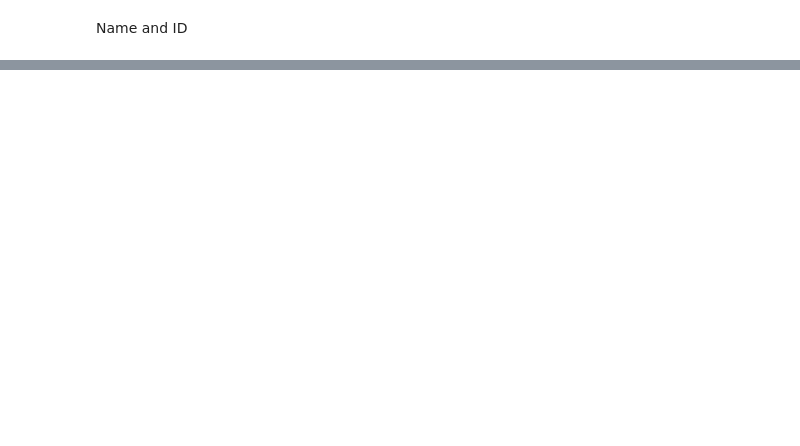
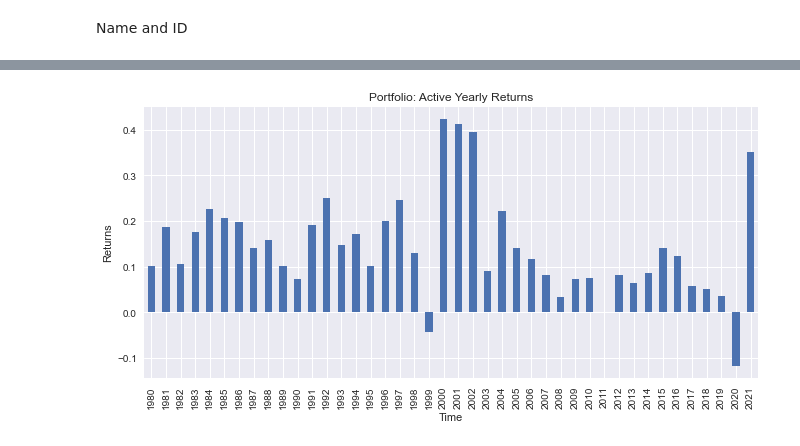
Before and after one commit to j1729s/Time-Series-Modelling-and-Forecasting, a Jupyter notebook: Untitled.ipynb, the cells around one changed output, grey strips where cells are left out. Drawn from its saved outputs; the diff is of its cells as text; code cells hidden in the pictures; blank space fills up the shorter version.

```diff
--- a/Untitled.ipynb
+++ b/Untitled.ipynb
@@ -157,0 +252,8 @@ NameError: name 'title' is not defined
+# %%
+# we extract the year from the index of the DataFrame
+ret_7['Year'] = ret_7.index.year
+
+# we take the the mean of the monthly data and multiply by twelve to make calculate yearly return
+plot_portfolio(ret_7.groupby('Year')['Active'].mean()*12, 'Active Yearly Returns', 'bar', 'Returns')
+# %% [output]
+[figure, added]
```
Also changed, not shown: parts of 51 cells of this notebook.
